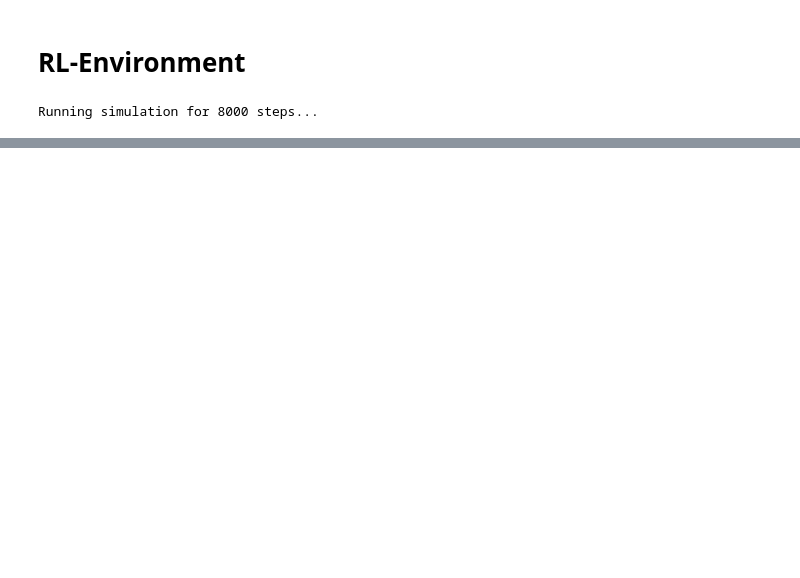
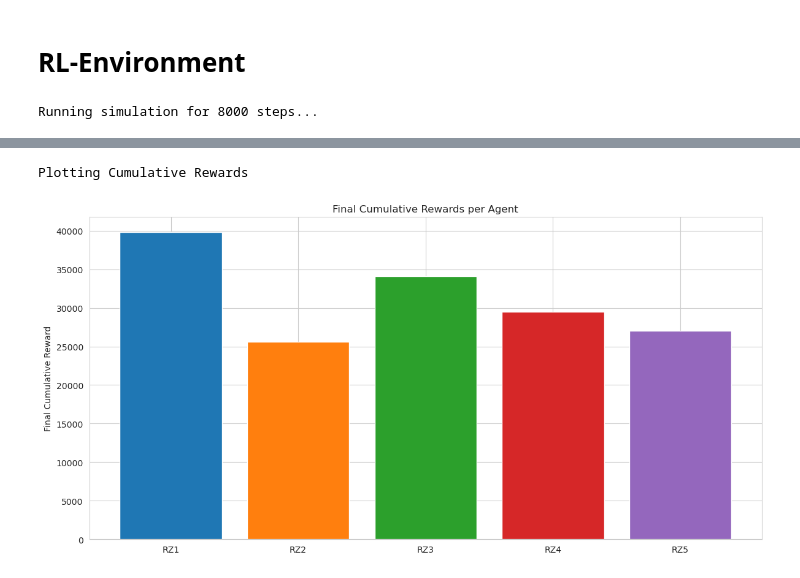
Before and after one commit to BlueSausage/FederatedComputeCluster, a Jupyter notebook: src/rl_environment_statik.ipynb, the cells around one changed output, grey strips where cells are left out. Cells and saved outputs as stored; diff of their text form; code cells hidden in the pictures; blank space fills up the shorter version.

```diff
--- a/src/rl_environment_statik.ipynb
+++ b/src/rl_environment_statik.ipynb
@@ -92,0 +64,6 @@ plt.plot(eps.keys(), value)
+# %%
+print("Plotting Cumulative Rewards")
+plots.plot_cumulative_rewards(round_info)
+# %% [output]
+Plotting Cumulative Rewards
+[figure, added]
```
Also changed, not shown: parts of 9 cells of this notebook, 5 other files.
